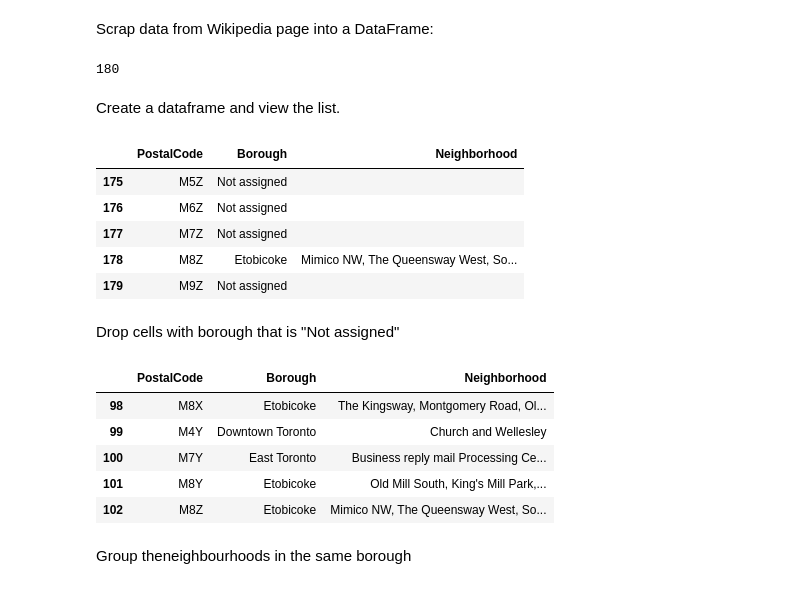
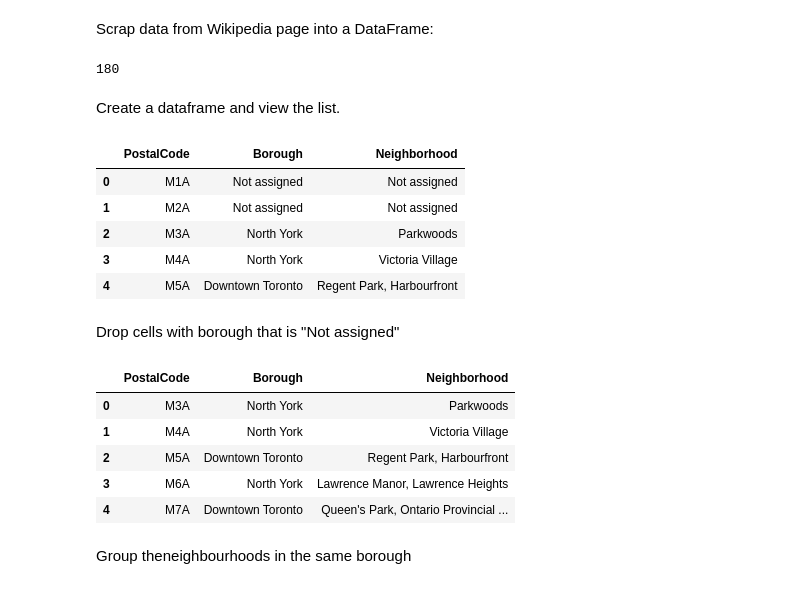
Before and after one commit to turuka/Coursera_Capstone, a Jupyter notebook: Week 3 Assignment Capstone.ipynb, the cells around one changed output. Cells and saved outputs as stored; diff of their text form; code cells hidden in the pictures.

```diff
--- a/Week 3 Assignment Capstone.ipynb
+++ b/Week 3 Assignment Capstone.ipynb
@@ -30,26 +33,3 @@ print("Libraries imported.")
 Libraries imported.
 # %% [markdown]
 Scrap data from Wikipedia page into a DataFrame:
-# %%
-# send the GET request
-data = requests.get('https://en.wikipedia.org/wiki/List_of_postal_codes_of_Canada:_M').text
-
-# parse data from the html into a beautifulsoup object
-soup = BeautifulSoup(data, 'html.parser')
-
-# create three lists to store table data
-postalCodes = []
-boroughs = []
-neighborhoods = []
-
-# append the data into the respective lists
-for row in soup.find('table').find_all('tr'):
-    cells = row.find_all('td')
-    if(len(cells) > 0):
-        postalCodes.append(cells[0].text.rstrip('\n'))
-        boroughs.append(cells[1].text.rstrip('\n'))
-        neighborhoods.append(cells[2].text.rstrip('\n')) # avoid new lines in neighborhood cell
-
-len(postalCodes)
-# %% [output]
-180
@@ -56,32 +49,52 @@ len(postalCodes)
+# %%
+# Initialize a list to store the table columns
+postalCode = []
+borough = []
+neighborhood = []
+
+# iterate through each tr and store each td item in the right list.
+for row in wiki_table.findAll('tr'):
+    cells=row.findAll('td')
+    if len(cells)==3:
+        postalCode.append(cells[0].text.rstrip('\n'))
+        borough.append(cells[1].text.rstrip('\n'))
+        neighborhood.append(cells[2].text.rstrip('\n'))
+
+#check how many rows have been loaded
+len(postalCode)
+# %% [output]
+180
 # %% [markdown]
 Create a dataframe and view the list.
 # %%
-# create a new DataFrame from the three lists
-toronto_df = pd.DataFrame({"PostalCode": postalCodes,
-                           "Borough": boroughs,
-                           "Neighborhood": neighborhoods})
+# make a dataframe from the 3 lists above.
+toronto_df = pd.DataFrame(postalCode,columns=['PostalCode'])
+toronto_df['Borough'] = borough
+toronto_df['Neighborhood'] = neighborhood
 
-toronto_df.tail()
+# check that it has data
+toronto_df.head()
 # %% [output]
 |  | PostalCode | Borough | Neighborhood |
-| 175 | M5Z | Not assigned |  |
-| 176 | M6Z | Not assigned |  |
-| 177 | M7Z | Not assigned |  |
-| 178 | M8Z | Etobicoke | Mimico NW, The Queensway West, So... |
-| 179 | M9Z | Not assigned |  |
+| 0 | M1A | Not assigned | Not assigned |
+| 1 | M2A | Not assigned | Not assigned |
+| 2 | M3A | North York | Parkwoods |
+| 3 | M4A | North York | Victoria Village |
+| 4 | M5A | Downtown Toronto | Regent Park, Harbourfront |
 # %% [markdown]
 Drop cells with borough that is "Not assigned"
 # %%
-# drop cells with a borough that is Not assigned
-toronto_df_dropna = toronto_df[toronto_df.Borough != "Not assigned"].reset_index(drop=True)
-toronto_df_dropna.tail()
+# drop rows with a borough that is Not assigned
+toronto_df_dropna = toronto_df[toronto_df['Borough'] != "Not assigned"].reset_index(drop=True)
+toronto_df_dropna.shape
+toronto_df_dropna.head()
 # %% [output]
 |  | PostalCode | Borough | Neighborhood |
-| 98 | M8X | Etobicoke | The Kingsway, Montgomery Road, Ol... |
-| 99 | M4Y | Downtown Toronto | Church and Wellesley |
-| 100 | M7Y | East Toronto | Business reply mail Processing Ce... |
-| 101 | M8Y | Etobicoke | Old Mill South, King's Mill Park,... |
-| 102 | M8Z | Etobicoke | Mimico NW, The Queensway West, So... |
+| 0 | M3A | North York | Parkwoods |
+| 1 | M4A | North York | Victoria Village |
+| 2 | M5A | Downtown Toronto | Regent Park, Harbourfront |
+| 3 | M6A | North York | Lawrence Manor, Lawrence Heights |
+| 4 | M7A | Downtown Toronto | Queen's Park, Ontario Provincial ... |
 # %% [markdown]
 Group theneighbourhoods in the same borough
 # %%
```
Also changed, not shown: parts of 32 cells of this notebook.
